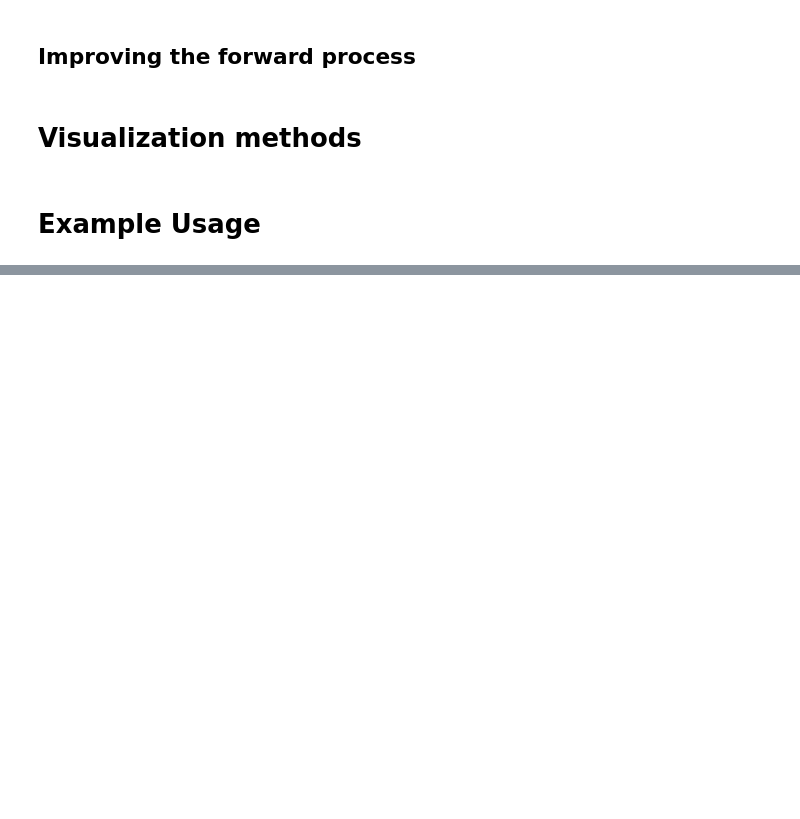
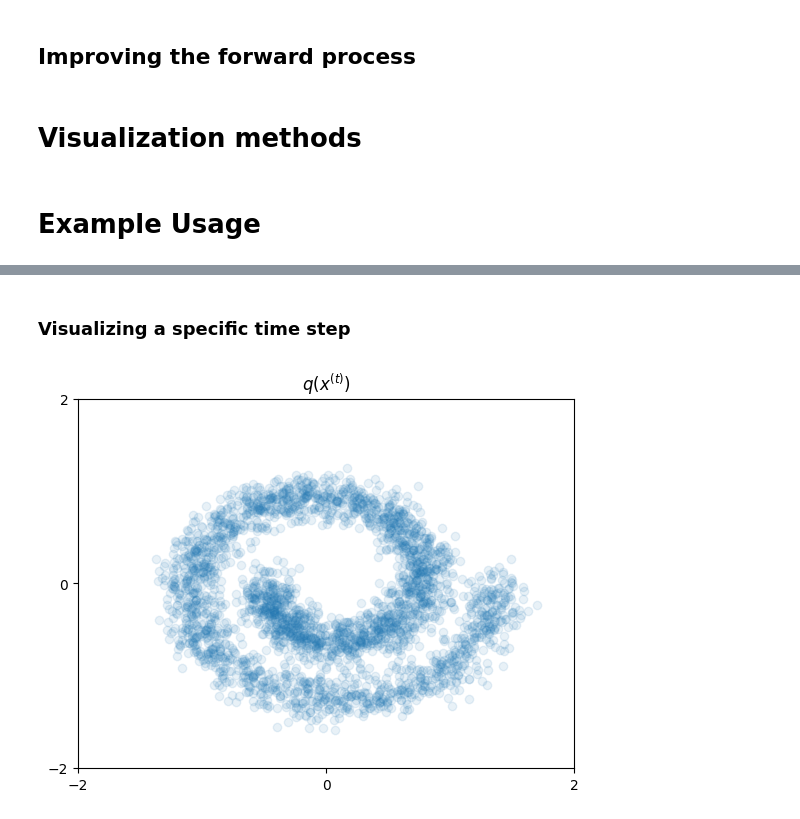
Before and after one commit to eschafir/diffusion-models-impl, a Jupyter notebook: forward_process.ipynb, the cells around one changed output, grey strips where cells are left out. Drawn from its saved outputs; the diff is of its cells as text; code cells hidden in the pictures; blank space fills up the shorter version.

```diff
--- a/forward_process.ipynb
+++ b/forward_process.ipynb
@@ -121,6 +111,10 @@ def visualize_xt(data):
     plt.scatter(data[:, 0].data.numpy(), data[:,1].data.numpy(), alpha=0.1)
     plt.xlim(-2, 2)
     plt.ylim(-2, 2)
+    plt.xticks([-2, 0, 2])
+    plt.yticks([-2, 0, 2])
+    plt.title(r'$q(x^{(t)})$')
+
 
 
 def visualize_diffusion_process(diffusion_model, x0, output_path, steps=50, xlim=(-2, 2), ylim=(-2, 2), alpha=0.1):
@@ -176,0 +169,8 @@ visualize_diffusion_process(model, x0, "./diffusion.gif", steps=T)
+# %% [markdown]
+### Visualizing a specific time step
+# %%
+t = 21
+xt = model.forward(x0, t)
+visualize_xt(xt)
+# %% [output]
+[figure, added]
```
Also changed, not shown: parts of 5 cells of this notebook.
